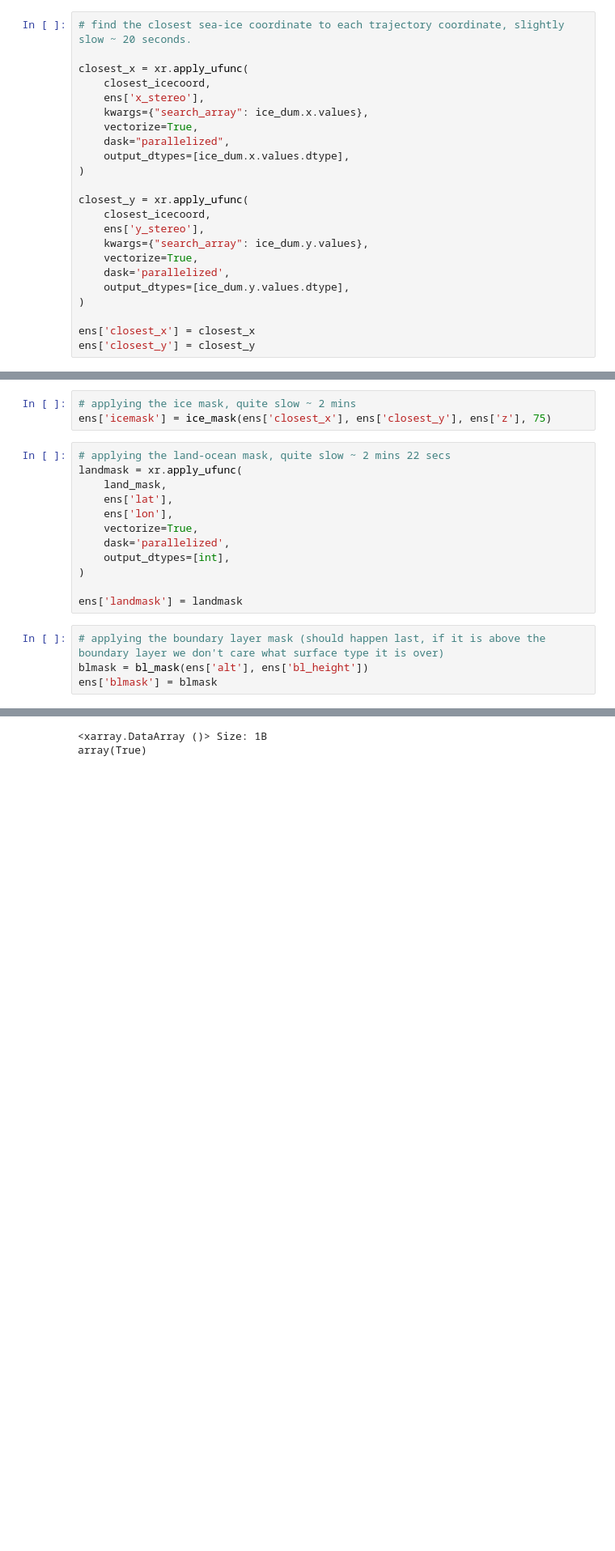
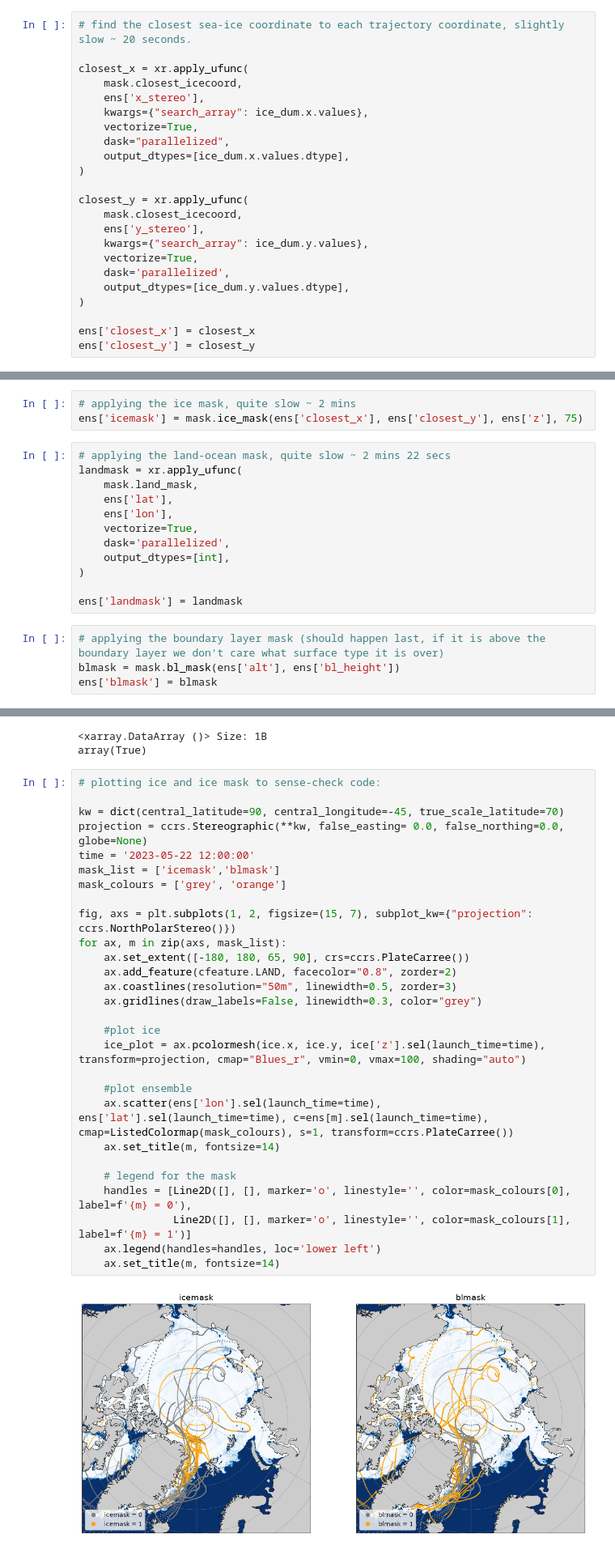
Before and after one commit to jessicacbm/ARTOFMELT2023_trajectory_masking, a Jupyter notebook: masking.ipynb, the cells around one changed output, grey strips where cells are left out. Shown at 81% size. Saved outputs shown, nothing was run; the diff lists cells and outputs as text; blank space fills up the shorter version.

```diff
--- a/masking.ipynb
+++ b/masking.ipynb
@@ -126,7 +50,7 @@ ens['y_stereo'] = (['launch_time', 'traj_step', 'ens_member'], coords[:, 1].resh
 # find the closest sea-ice coordinate to each trajectory coordinate, slightly slow ~ 20 seconds.
 
 closest_x = xr.apply_ufunc(
-    closest_icecoord,
+    mask.closest_icecoord,
     ens['x_stereo'],
     kwargs={"search_array": ice_dum.x.values},
     vectorize=True,
@@ -135,7 +59,7 @@ closest_x = xr.apply_ufunc(
 )
 
 closest_y = xr.apply_ufunc(
-    closest_icecoord,
+    mask.closest_icecoord,
     ens['y_stereo'],
     kwargs={"search_array": ice_dum.y.values},
     vectorize=True,
@@ -152,11 +76,11 @@ ens['z'] = z
 ens = ens.drop_vars(['x','y'])
 # %%
 # applying the ice mask, quite slow ~ 2 mins
-ens['icemask'] = ice_mask(ens['closest_x'], ens['closest_y'], ens['z'], 75)
+ens['icemask'] = mask.ice_mask(ens['closest_x'], ens['closest_y'], ens['z'], 75)
 # %%
 # applying the land-ocean mask, quite slow ~ 2 mins 22 secs
 landmask = xr.apply_ufunc(
-    land_mask,
+    mask.land_mask,
     ens['lat'],
     ens['lon'],
     vectorize=True,
@@ -167,6 +91,6 @@ landmask = xr.apply_ufunc(
 ens['landmask'] = landmask
 # %%
 # applying the boundary layer mask (should happen last, if it is above the boundary layer we don't care what surface type it is over)
-blmask = bl_mask(ens['alt'], ens['bl_height'])
+blmask = mask.bl_mask(ens['alt'], ens['bl_height'])
 ens['blmask'] = blmask
 # %%
@@ -181,6 +105,36 @@ ens['seamask'] = xr.where((ens['landmask']==0) & (ens['icemask']==0) & (ens['blm
 # %% [output]
 <xarray.DataArray ()> Size: 1B
 array(True)
+# %%
+# plotting ice and ice mask to sense-check code:
+
+kw = dict(central_latitude=90, central_longitude=-45, true_scale_latitude=70)
+projection = ccrs.Stereographic(**kw, false_easting= 0.0, false_northing=0.0, globe=None)
+time = '2023-05-22 12:00:00'
+mask_list = ['icemask','blmask']
+mask_colours = ['grey', 'orange']
+
+fig, axs = plt.subplots(1, 2, figsize=(15, 7), subplot_kw={"projection": ccrs.NorthPolarStereo()})
+for ax, m in zip(axs, mask_list):
+    ax.set_extent([-180, 180, 65, 90], crs=ccrs.PlateCarree())
+    ax.add_feature(cfeature.LAND, facecolor="0.8", zorder=2)
+    ax.coastlines(resolution="50m", linewidth=0.5, zorder=3)
+    ax.gridlines(draw_labels=False, linewidth=0.3, color="grey")
+
+    #plot ice
+    ice_plot = ax.pcolormesh(ice.x, ice.y, ice['z'].sel(launch_time=time), transform=projection, cmap="Blues_r", vmin=0, vmax=100, shading="auto")
+
+    #plot ensemble
+    ax.scatter(ens['lon'].sel(launch_time=time), ens['lat'].sel(launch_time=time), c=ens[m].sel(launch_time=time), cmap=ListedColormap(mask_colours), s=1, transform=ccrs.PlateCarree())
+    ax.set_title(m, fontsize=14)
+
+    # legend for the mask
+    handles = [Line2D([], [], marker='o', linestyle='', color=mask_colours[0], label=f'{m} = 0'),
+               Line2D([], [], marker='o', linestyle='', color=mask_colours[1], label=f'{m} = 1')]
+    ax.legend(handles=handles, loc='lower left')
+    ax.set_title(m, fontsize=14)
+# %% [output]
+[figure, added]
 # %% [markdown]
 # Calculating and plotting the contributions from different surface types
 # %%
```
Also changed, not shown: parts of 13 cells of this notebook.
